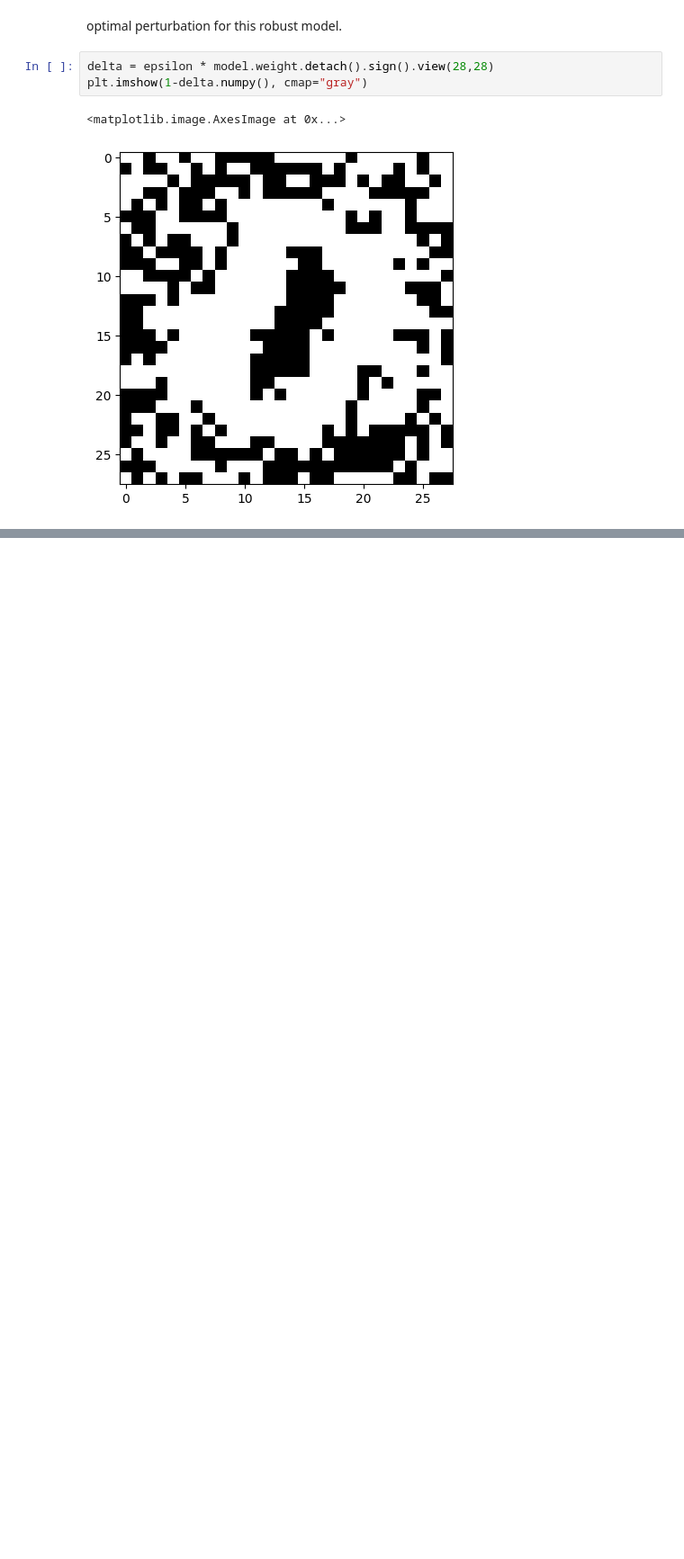
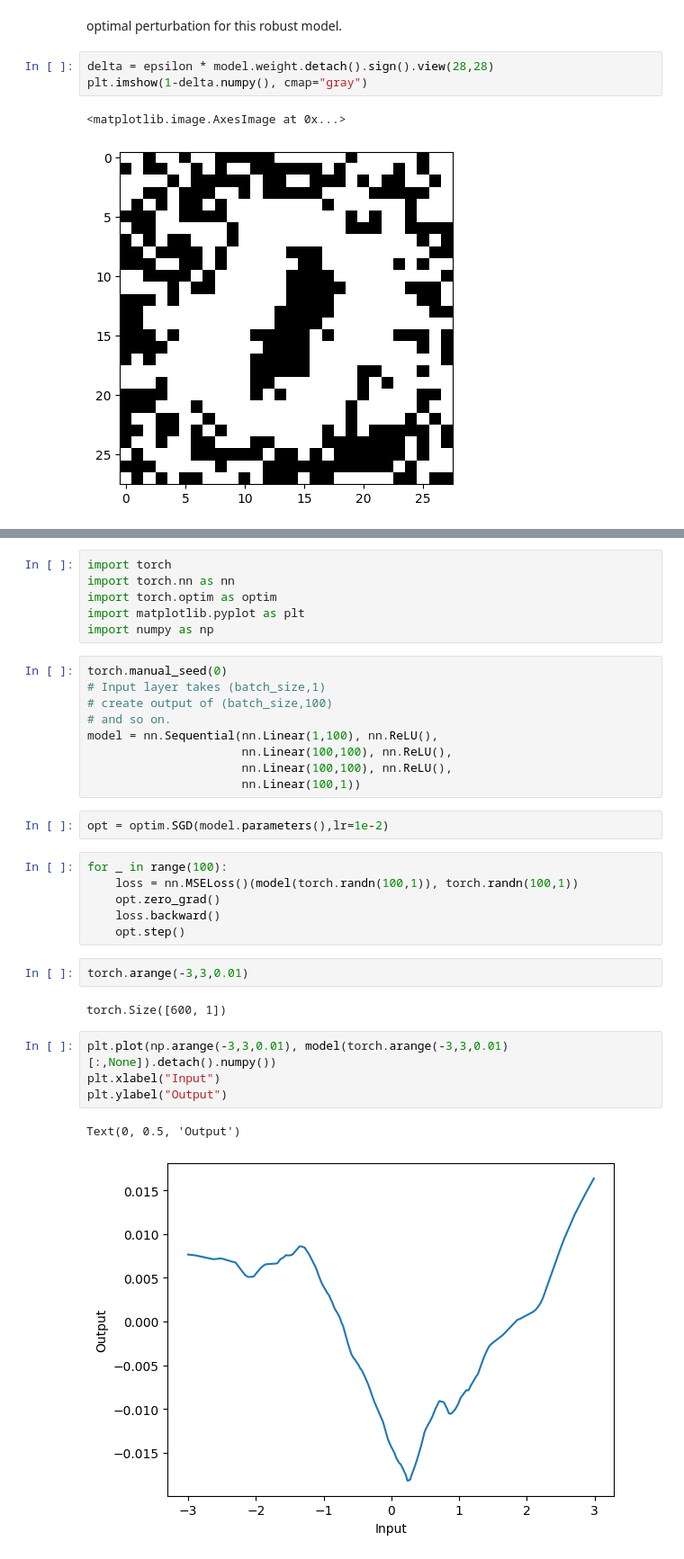
Before and after one commit to rojinakashefi/Trustworthy-ML, a Jupyter notebook: Adversarial_tutorial.ipynb, the cells around one changed output, grey strips where cells are left out. Shown at 90% size. Drawn from its saved outputs; the diff is of its cells as text; blank space fills up the shorter version.

```diff
--- a/Adverserial_tutorial.ipynb
+++ b/Adversarial_tutorial.ipynb
@@ -337,0 +340,34 @@ plt.imshow(1-delta.numpy(), cmap="gray")
+# %%
+import torch
+import torch.nn as nn
+import torch.optim as optim
+import matplotlib.pyplot as plt
+import numpy as np
+# %%
+torch.manual_seed(0)
+# Input layer takes (batch_size,1)
+# create output of (batch_size,100)
+# and so on.
+model = nn.Sequential(nn.Linear(1,100), nn.ReLU(),
+                      nn.Linear(100,100), nn.ReLU(),
+                      nn.Linear(100,100), nn.ReLU(),
+                      nn.Linear(100,1))
+# %%
+opt = optim.SGD(model.parameters(),lr=1e-2)
+# %%
+for _ in range(100):
+    loss = nn.MSELoss()(model(torch.randn(100,1)), torch.randn(100,1))
+    opt.zero_grad()
+    loss.backward()
+    opt.step()
+# %%
+torch.arange(-3,3,0.01)
+# %% [output]
+torch.Size([600, 1])
+# %%
+plt.plot(np.arange(-3,3,0.01), model(torch.arange(-3,3,0.01)[:,None]).detach().numpy())
+plt.xlabel("Input")
+plt.ylabel("Output")
+# %% [output]
+Text(0, 0.5, 'Output')
+[figure, added]
```
Also changed, not shown: parts of 56 cells of this notebook, 23 other files.
